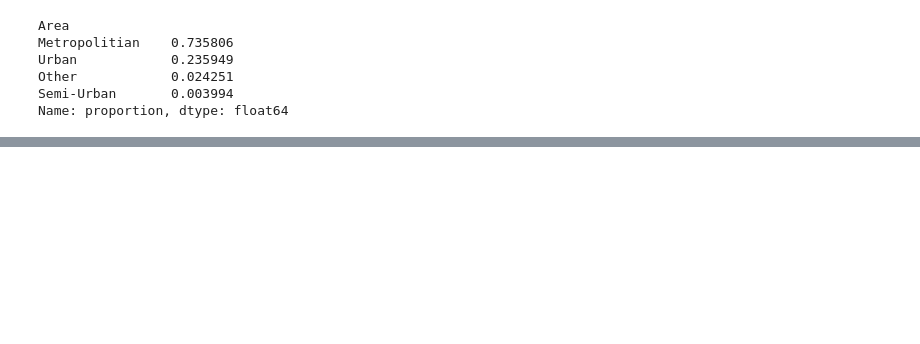
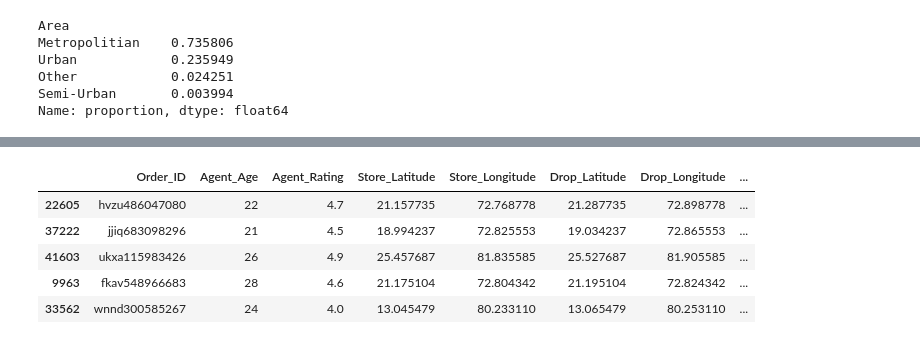
Before and after one commit to Alvaro-Figueiredo/Amazon_Delivery_DSProject, a Jupyter notebook: Notebooks/02_EDA.ipynb, the cells around one changed output, grey strips where cells are left out. Cells and saved outputs as stored; diff of their text form; code cells hidden in the pictures; blank space fills up the shorter version.

```diff
--- a/Notebooks/02_EDA.ipynb
+++ b/Notebooks/02_EDA.ipynb
@@ -369,0 +414,2 @@ Name: proportion, dtype: float64
+# %%
+X_train, X_temp, y_train, y_temp = train_test_split(X, y, test_size=0.35, random_state=42)
@@ -369,0 +439,48 @@ Name: proportion, dtype: float64
+# %%
+def Haversine(Latitude1, Longitude1, Latitude2, Longitude2):
+
+    r = 6371
+
+    #Aqui tive que converter para radianos
+    Latitude1 = np.radians(Latitude1)
+    Longitude1 = np.radians(Longitude1)
+    Latitude2 = np.radians(Latitude2)
+    Latitude2 = np.radians(Longitude2)
+
+    DLatitude = Latitude2 - Latitude1
+    DLongitude = Longitude2 - Longitude1
+
+    x = (
+        np.sin(DLatitude/2) ** 2
+        + np.cos(Latitude1)
+        * np.cos(Latitude2)
+        * np.sin(DLongitude/2) ** 2
+    )
+
+    y = 2 * np.arcsin(np.sqrt(x))
+
+    return y * r
+# %%
+def add_distance(df):
+
+    df['Distance_km'] = Haversine(
+        df['Store_Latitude'],
+        df['Store_Longitude'],
+        df['Drop_Latitude'],
+        df['Drop_Longitude']
+    )
+
+    return df
+# %%
+X_train = add_distance(X_train)
+X_val = add_distance(X_val)
+X_test = add_distance(X_test)
+# %%
+X_train.head()
+# %% [output]
+|  | Order_ID | Agent_Age | Agent_Rating | Store_Latitude | Store_Longitude | Drop_Latitude | Drop_Longitude | ... |
+| 22605 | hvzu486047080 | 22 | 4.7 | 21.157735 | 72.768778 | 21.287735 | 72.898778 | ... |
+| 37222 | jjiq683098296 | 21 | 4.5 | 18.994237 | 72.825553 | 19.034237 | 72.865553 | ... |
+| 41603 | ukxa115983426 | 26 | 4.9 | 25.457687 | 81.835585 | 25.527687 | 81.905585 | ... |
+| 9963 | fkav548966683 | 28 | 4.6 | 21.175104 | 72.804342 | 21.195104 | 72.824342 | ... |
+| 33562 | wnnd300585267 | 24 | 4.0 | 13.045479 | 80.233110 | 13.065479 | 80.253110 | ... |
```
Also changed, not shown: parts of 27 cells of this notebook, 1 other file.
